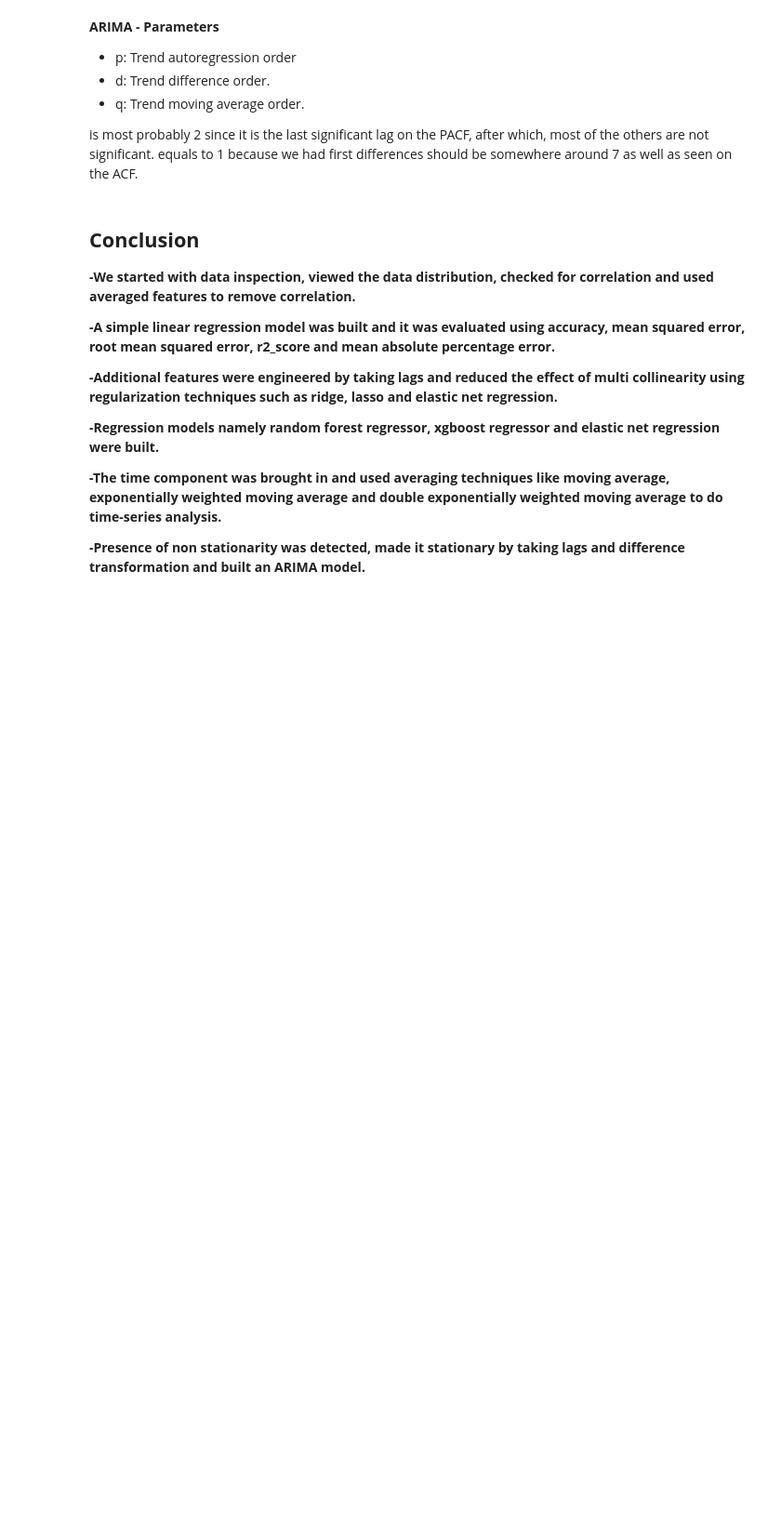
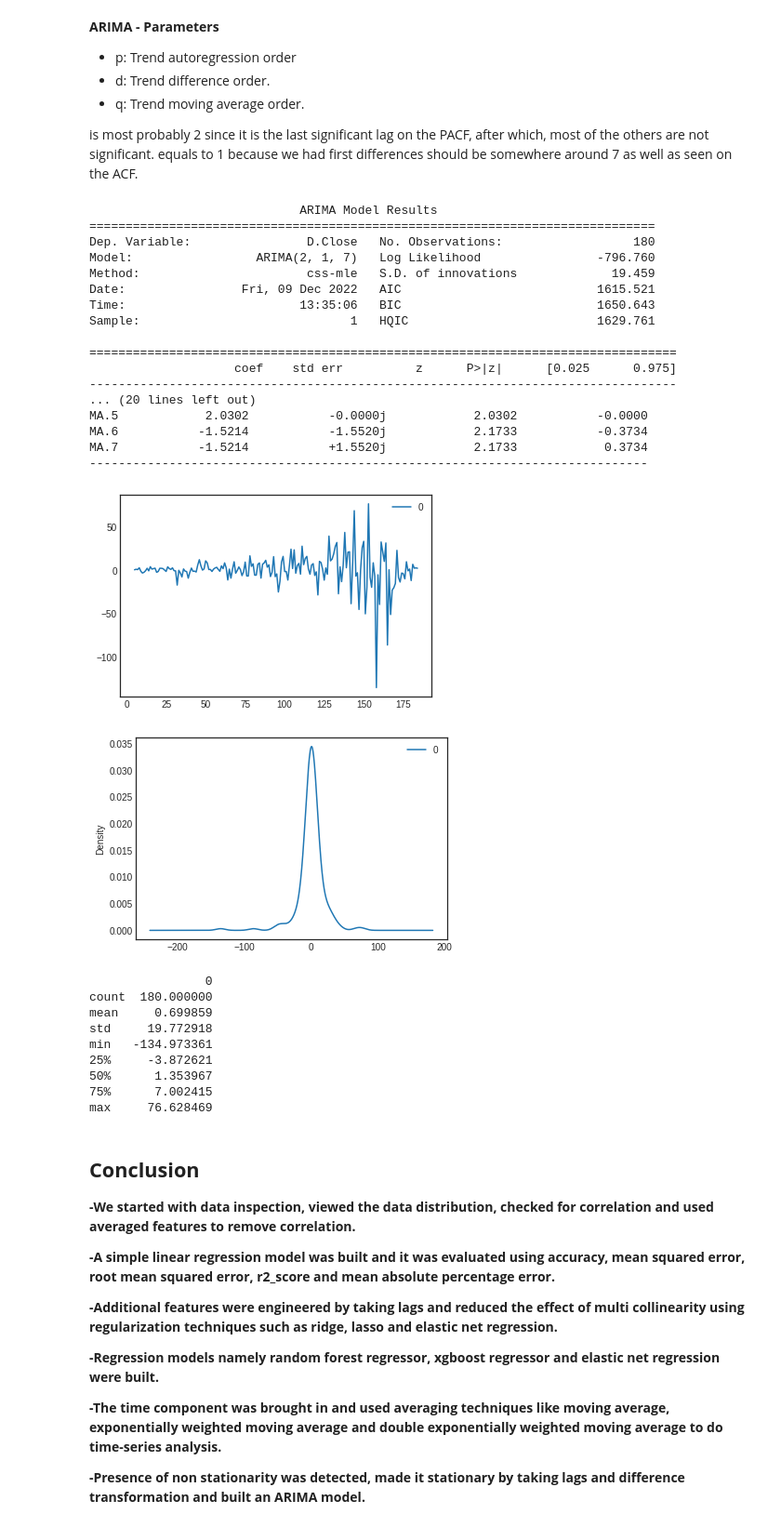
Before and after one commit to md-kamran98/EDA-YES-BANK-Stocks-Closing-Prediction, a Jupyter notebook: KAMRAN YES BANK Analysis Project.ipynb, the cells around one changed output. Shown at 93% size. Cells and saved outputs as stored; diff of their text form; code cells hidden in the pictures; blank space fills up the shorter version.

```diff
--- a/KAMRAN YES BANK Analysis Project.ipynb
+++ b/KAMRAN YES BANK Analysis Project.ipynb
@@ -960,3 +967,51 @@ is most probably 2 since it is the last significant lag on the PACF, after which
+# %%
+# fit model
+model = ARIMA(diff[4:], order=(2,1,7))
+model = model.fit()
+
+# summary of fit model
+print(model.summary())
+
+# line plot of residuals
+residuals = pd.DataFrame(model.resid)
+residuals.plot()
+plt.show()
+
+# density plot of residuals
+residuals.plot(kind='kde')
+plt.show()
+
+# summary stats of residuals
+print(residuals.describe())
+# %% [output]
+                             ARIMA Model Results
+==============================================================================
+Dep. Variable:                D.Close   No. Observations:                  180
+Model:                 ARIMA(2, 1, 7)   Log Likelihood                -796.760
+Method:                       css-mle   S.D. of innovations             19.459
+Date:                Fri, 09 Dec 2022   AIC                           1615.521
+Time:                        13:35:06   BIC                           1650.643
+Sample:                             1   HQIC                          1629.761
+
+=================================================================================
+                    coef    std err          z      P>|z|      [0.025      0.975]
+---------------------------------------------------------------------------------
+... (20 lines left out)
+MA.5            2.0302           -0.0000j            2.0302           -0.0000
+MA.6           -1.5214           -1.5520j            2.1733           -0.3734
+MA.7           -1.5214           +1.5520j            2.1733            0.3734
+-----------------------------------------------------------------------------
+[figure, added]
+[figure, added]
+                0
+count  180.000000
+mean     0.699859
+std     19.772918
+min   -134.973361
+25%     -3.872621
+50%      1.353967
+75%      7.002415
+max     76.628469
 # %% [markdown]
 ## **Conclusion**
 
```
Also changed, not shown: parts of 2 cells of this notebook.
